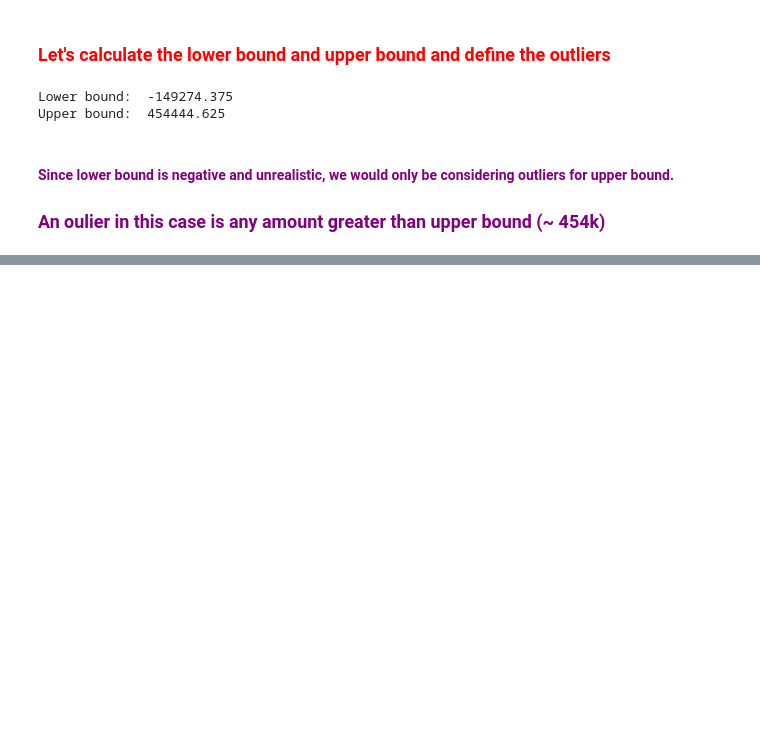
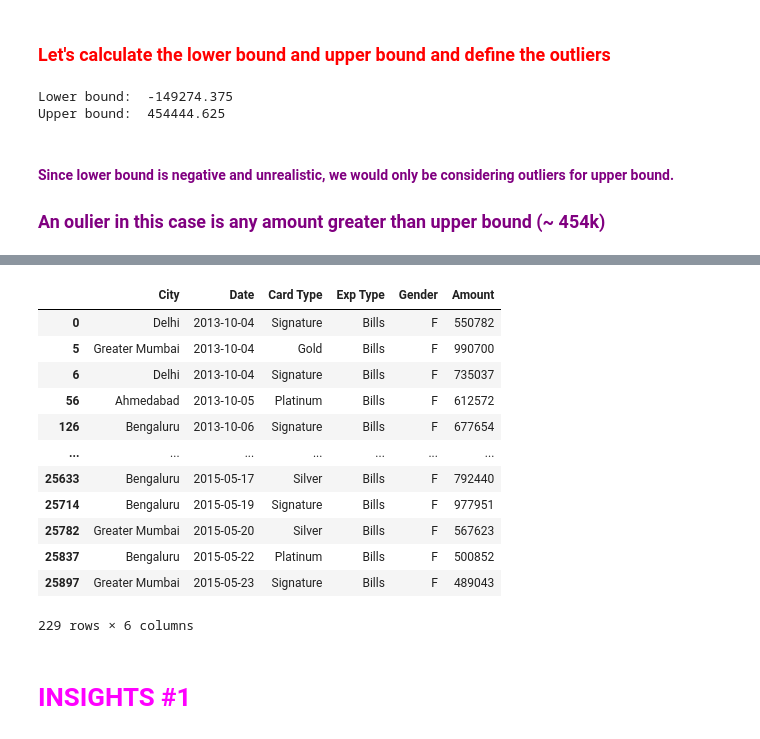
Before and after one commit to Sreekanthrshekar/Data_Analysis_Portfolio_Projects, a Jupyter notebook: Credit_card_transaction_analysis.ipynb, the cells around one changed output, grey strips where cells are left out. Saved outputs shown, nothing was run; the diff lists cells and outputs as text; code cells hidden in the pictures; blank space fills up the shorter version.

Commit message:
Added Insights #1

```diff
--- a/Credit_card_transaction_analysis.ipynb
+++ b/Credit_card_transaction_analysis.ipynb
@@ -380,0 +381,19 @@ There is a lot to unpack here.
+# %%
+outliers = working_df[working_df['Amount'] >=454000]
+outliers
+# %% [output]
+|  | City | Date | Card Type | Exp Type | Gender | Amount |
+| 0 | Delhi | 2013-10-04 | Signature | Bills | F | 550782 |
+| 5 | Greater Mumbai | 2013-10-04 | Gold | Bills | F | 990700 |
+| 6 | Delhi | 2013-10-04 | Signature | Bills | F | 735037 |
+| 56 | Ahmedabad | 2013-10-05 | Platinum | Bills | F | 612572 |
+| 126 | Bengaluru | 2013-10-06 | Signature | Bills | F | 677654 |
+| ... | ... | ... | ... | ... | ... | ... |
+| 25633 | Bengaluru | 2015-05-17 | Silver | Bills | F | 792440 |
+| 25714 | Bengaluru | 2015-05-19 | Signature | Bills | F | 977951 |
+| 25782 | Greater Mumbai | 2015-05-20 | Silver | Bills | F | 567623 |
+| 25837 | Bengaluru | 2015-05-22 | Platinum | Bills | F | 500852 |
+| 25897 | Greater Mumbai | 2015-05-23 | Signature | Bills | F | 489043 |
+229 rows × 6 columns
+# %% [markdown]
+# <span style="color:Magenta;"> INSIGHTS #1 </span>
```
Also changed, not shown: parts of 5 cells of this notebook.
